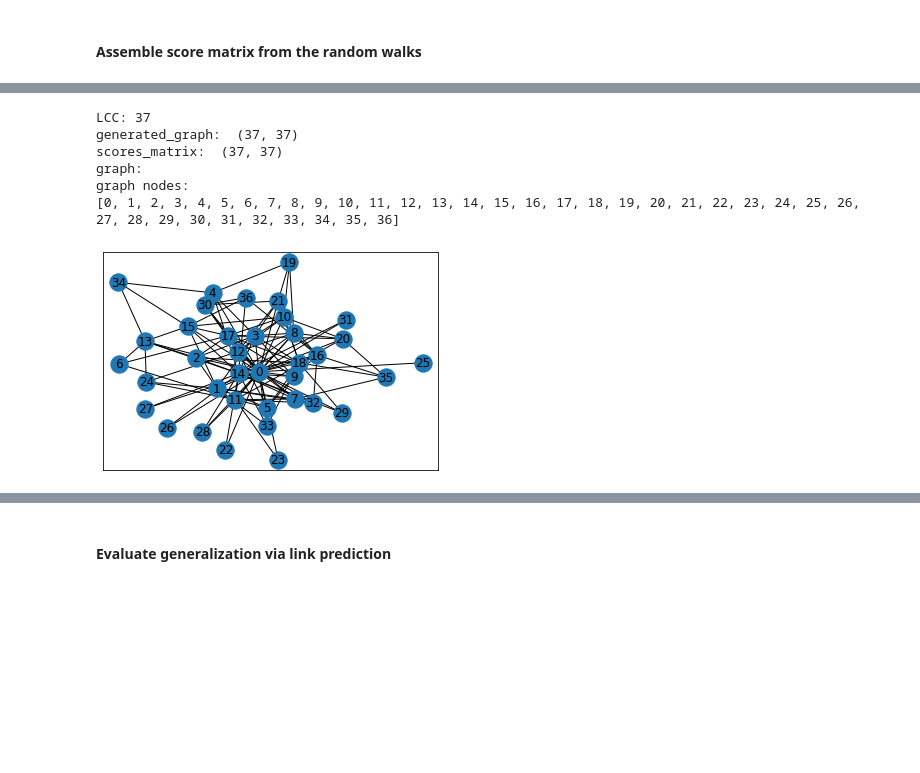
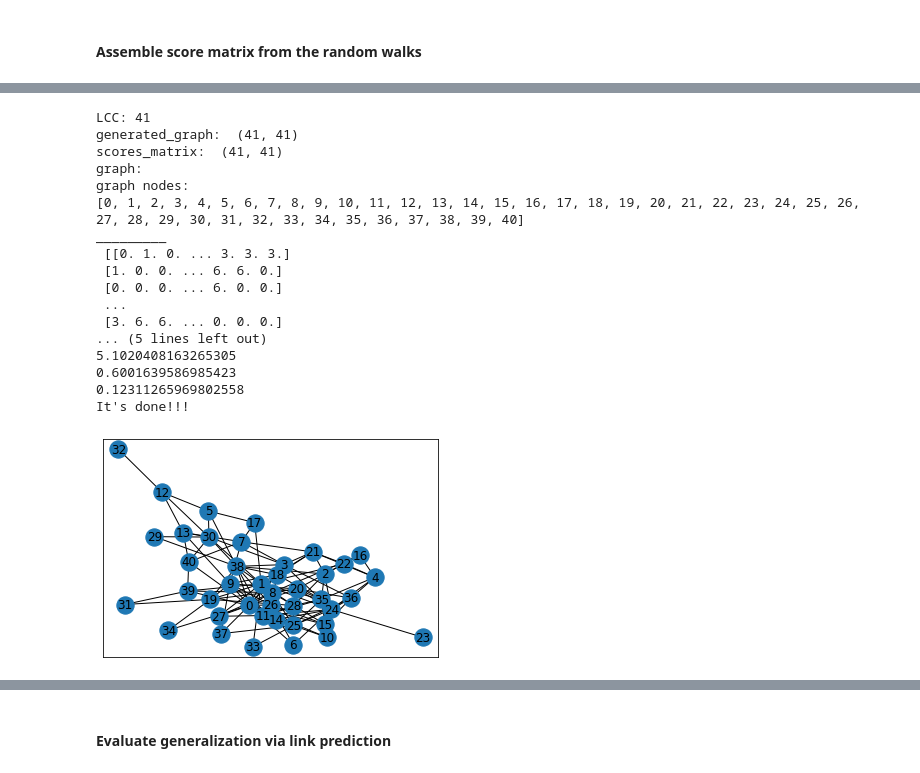
Before and after one commit to jku-win-se/netgan, a Jupyter notebook: demo.ipynb, the cells around one changed output, grey strips where cells are left out. Drawn from its saved outputs; the diff is of its cells as text; code cells hidden in the pictures; blank space fills up the shorter version.

```diff
--- a/demo.ipynb
+++ b/demo.ipynb
@@ -57,7 +32,7 @@ non-resource variables are not supported in the long term
 # %% [markdown]
 #### Load the data
 # %%
-_A_obs,out1, out2, out3, out4, out5, out6 = utils.load_csr_from_model("car_wash.ecore","CarWash01.xmi")
+_A_obs,out1, out2, out3, out4, out5, out6, out7 = utils.load_csr_from_model("car_wash.ecore","CarWash02.xmi")
 # _A_obs,out1, out2, out3, out4, out5, out6 = utils.load_csr_from_model("basicfamily.ecore","Family100.xmi")
 lcc = utils.largest_connected_components(_A_obs)
 print("lcc: ",len(lcc))
@@ -250,6 +220,6 @@ plt.show()
 # %% [markdown]
 #### Generate random walks on the trained model
 # %%
-sample_many = netgan.generate_discrete(1200, reuse=True)
+sample_many = netgan.generate_discrete(3000, reuse=True)
 # %% [output]
 WARNING:tensorflow:`tf.nn.rnn_cell.MultiRNNCell` is deprecated. This class is equivalent as `tf.keras.layers.StackedRNNCells`, and will be replaced by that in Tensorflow 2.0.
@@ -262,7 +232,7 @@ this is output in generator_recurrent :  Tensor("Generator_3/add_29:0", shape=(1
 # %%
 samples = []
 # %%
-for _ in range(1000):
+for _ in range(1500):
     if (_+1) % 150 == 0:
         print(_)
     samples.append(sample_many.eval({netgan.tau: 0.5}))
@@ -291,18 +325,30 @@ graph nodes:
 # %%
 n_edges=250
 generated_graph=utils.graph_from_scores(scores_matrix,n_edges)
 lcc_= utils.statistics_LCC(generated_graph)
 print("LCC:", len(lcc_))
 print("generated_graph: ", generated_graph.shape)
 #print(generated_graph)
 print("scores_matrix: ", scores_matrix.shape)
 #print(scores_matrix)
 graph_utils.plot_graph(generated_graph)
+utils.create_model_based_on_graph(out1,out2,out3,out4,out5,out6,out7,generated_graph)
 # %% [output]
-LCC: 37
-generated_graph:  (37, 37)
-scores_matrix:  (37, 37)
+LCC: 41
+generated_graph:  (41, 41)
+scores_matrix:  (41, 41)
 graph:
 graph nodes:
-[0, 1, 2, 3, 4, 5, 6, 7, 8, 9, 10, 11, 12, 13, 14, 15, 16, 17, 18, 19, 20, 21, 22, 23, 24, 25, 26, 27, 28, 29, 30, 31, 32, 33, 34, 35, 36]
+[0, 1, 2, 3, 4, 5, 6, 7, 8, 9, 10, 11, 12, 13, 14, 15, 16, 17, 18, 19, 20, 21, 22, 23, 24, 25, 26, 27, 28, 29, 30, 31, 32, 33, 34, 35, 36, 37, 38, 39, 40]
+_________
+ [[0. 1. 0. ... 3. 3. 3.]
+ [1. 0. 0. ... 6. 6. 0.]
+ [0. 0. 0. ... 6. 0. 0.]
+ ...
+ [3. 6. 6. ... 0. 0. 0.]
+... (5 lines left out)
+5.1020408163265305
+0.6001639586985423
+0.12311265969802558
+It's done!!!
-[figure, old version]
+[figure, new version]
```
Also changed, not shown: parts of 29 cells of this notebook, 8 other files.
